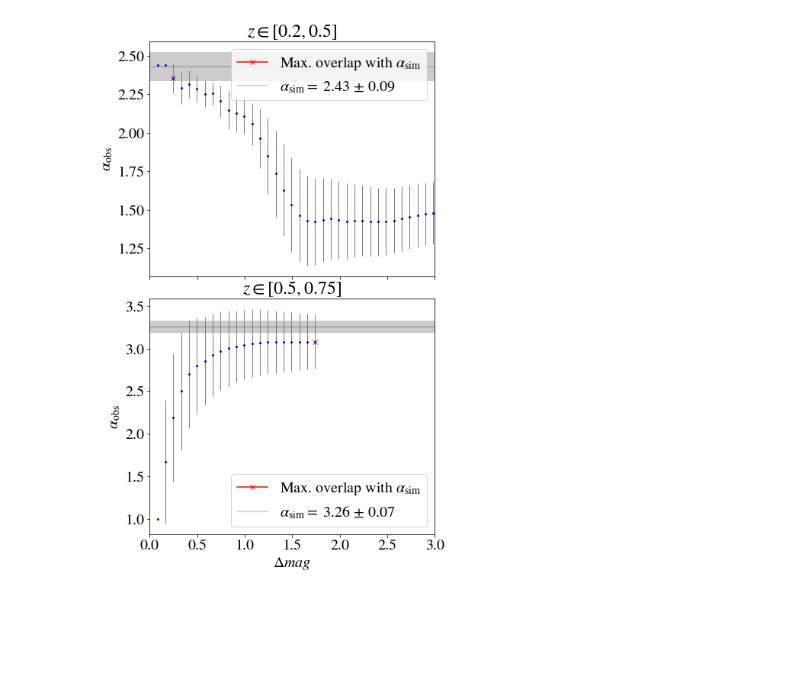
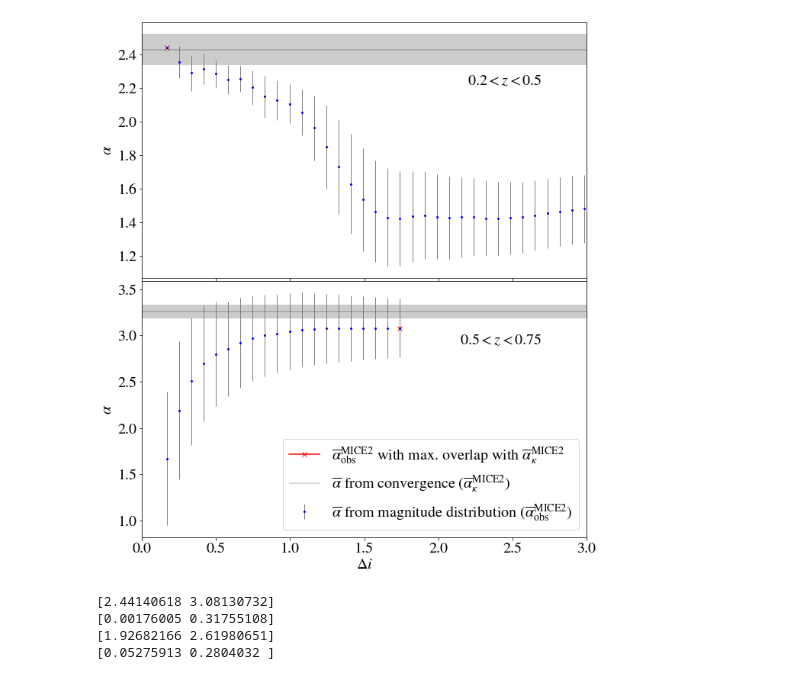
Before and after one commit to mwiet/MAGBET, a Jupyter notebook: MAGBET_module_demo.ipynb, the cells around one changed output. Drawn from its saved outputs; the diff is of its cells as text; code cells hidden in the pictures; blank space fills up the shorter version.

```diff
--- a/MAGBET_module_demo.ipynb
+++ b/MAGBET_module_demo.ipynb
@@ -32,17 +62,9 @@ mag_limit      = None
 # %%
+#NOTE: IF THE SIMULATIONS USED IN THE ANALYSIS ASSUME THE MAGNIFICATION FACTOR mu = 1 + 2*kappa, USE THE FUNCTIONS BELOW:
+
 #Finds alpha values for each tile by fitting the galaxy count difference with respect to the simulated convergence
 
-#Read unmagnified file | Dilution = False always, since we only want coords before magnification
-ra, dec, kappa, z = read_MICE2_fits(filename_nomag,
-                                    dilution = False,
-                                    mag_limited = mag_limited, mag_limit_band = mag_limit_band, mag_limit = mag_limit)
-
-#Read magnified file
-dilution = True
-ramag, decmag, kappamag, zmag = read_MICE2_fits(filename_mag, dilution, mag_limited, mag_limit_band, mag_limit)
-
-
-#Get relative difference of counts and mean convergence for each pixel over all tiles and reshift bins
+#Get relative difference of counts and mean convergence for each pixel over all tiles and reshift bins (assuming small convergence and shear)
 tessellation = True
 reldiff_list, kappa_list, unc_list = compare_mag(ra, dec, kappa, z,
                                                  ramag, decmag, kappamag, zmag,
@@ -51,14 +73,14 @@ reldiff_list, kappa_list, unc_list = compare_mag(ra, dec, kappa, z,
                                                  mag_limited, mag_limit_band, mag_limit)
 
 
-#Find alphas
+#Find alphas assuming small convergence and shear
 a_list, a_unc_list, gof_list, npix_list, tiles, alpha_est_list, alpha_est_unc_list = fit_kappa_vs_diff_tiled(reldiff_list, kappa_list, unc_list,
                                                                                                              nside, nside_tes,
                                                                                                              redshift_range,
                                                                                                              least_squares = True,
                                                                                                              dilution = True,
                                                                                                              mag_limited = mag_limited, mag_limit_band = mag_limit_band, mag_limit = mag_limit,
-                                                                                                             plots = True, tag = tag)
+                                                                                                             plots = False, tag = tag)
 
 # Outputs show the current redshift bin and tile that is being analysed together with the number of galaxies,
 # number of pixels and the coordinates of the anomalies that are being excluded.
@@ -156,34 +204,41 @@ max_overlap_indx_list, max_overlap_range_list, max_overlap_alpha_list, max_overl
 # %%
 # Plot of the alpha values determined from mock observations when considering different magnitude ranges near the turn-off.
 
 plt.close('all')
 xmin, xmax = 0, 3
 
-fig, axs = plt.subplots(len(redshift_range)-1)
+fig, axs = plt.subplots(len(redshift_range)-1, sharex=True)
+if not isinstance(axs, Iterable):
+    axs = [axs]
 
 for i in range(0, len(redshift_range)-1):
-    axs[i].title.set_text(r'$z \in [{0}, {1}]$'.format(round(redshift_range[i], 3), round(redshift_range[i+1], 3)))
-    axs[i].plot(ranges_list[i][~np.isnan(overlap_list[i])][max_overlap_indx_list[i]], alpha_list[i][~np.isnan(overlap_list[i])][max_overlap_indx_list[i]], ms = 6.0, marker = 'x', c = 'r', label = r'Max. overlap with $\alpha_{\rm{sim}}$')
-    axs[i].errorbar(ranges_list[i], alpha_list[i], yerr = alpha_unc_list[i], fmt = 'o', ecolor='grey', c = 'blue', ms = 2.0, lw = 1.0)
-    axs[i].hlines(alpha_est_list[i], xmin, xmax, color = 'k', linewidth = 0.3, label = r'$\alpha_{{\rm{{sim}}}} =$ {a} $\pm$ {b}'.format(a = round(alpha_est_list[i], 2), b = round(alpha_est_unc_list[i], 2)))
+    #axs[i].title.set_text(r'$z \in [{0}, {1}]$'.format(round(redshift_range[i], 3), round(redshift_range[i+1], 3)))
+    axs[i].plot(ranges_list[i][~np.isnan(overlap_list[i])][max_overlap_indx_list[i]], alpha_list[i][~np.isnan(overlap_list[i])][max_overlap_indx_list[i]], ms = 6.0, marker = 'x', c = 'r', label = r'$\overline{\alpha}_{\rm{obs}}^{\rm{MICE2}}$ with max. overlap with $\overline{\alpha}^{\rm{MICE2}}_{\kappa}$')
+    axs[i].errorbar(ranges_list[i][1:], alpha_list[i][1:], yerr = alpha_unc_list[i][1:], label = r'$\overline{\alpha}$ from magnitude distribution ($\overline{\alpha}_{\rm{obs}}^{\rm{MICE2}}$)', fmt = 'o', ecolor='grey', c = 'blue', ms = 2.0, lw = 1.0)
+    axs[i].hlines(alpha_est_list[i], xmin, xmax, color = 'k', linewidth = 0.3, label = r'$\overline{\alpha}$ from convergence ($\overline{\alpha}^{\rm{MICE2}}_{\kappa}$)')
 
     upper = np.repeat(alpha_est_list[i] + alpha_est_unc_list[i], 100)
     lower = np.repeat(alpha_est_list[i] - alpha_est_unc_list[i], 100)
     axs[i].fill_between(np.linspace(xmin, xmax, 100), lower, upper, facecolor='grey', alpha = 0.4)
-
-    axs[i].legend()
-    axs[i].set_ylabel(r'$\alpha_{\rm{obs}}$')
+    axs[i].annotate(r'${0} < z < {1}$'.format(round(redshift_range[i], 3), round(redshift_range[i+1], 3)), xy=(xmax-1, 2),  xycoords='data',
+            xytext=(0.9, 0.8), textcoords='axes fraction',
+            horizontalalignment='right', verticalalignment='top',
+            )
+    axs[i].set_ylabel(r'$\alpha$')
     axs[i].set_xlim([xmin, xmax])
     if i < len(redshift_range)-2:
         plt.setp(axs[i].get_xticklabels(), visible=False)
+    else:
+        axs[i].legend()
 
-plt.xlabel(r'$\Delta mag$')
-plt.gcf().set_size_inches(6, 5*(len(redshift_range)-1), forward=True)
+plt.subplots_adjust(hspace=0)
+plt.xlabel(r'$\Delta i$')
+plt.gcf().set_size_inches(9, 5*(len(redshift_range)-1), forward=True)
 plt.tight_layout(pad=0)
 plt.savefig('alpha_varying_range_from_{0}-band_bins={1}_{2}.pdf'.format('i', bins, tag))
 plt.show()
 # %% [output]
-[figure, old version]
+[figure, new version]
 # %%
 #------------------------------------
 # ANALYSIS OF OBSERVATIONS
@@ -207,6 +262,17 @@ alpha_obs_list, alpha_obs_unc_list = get_alpha_obs(alpha_nc_list_obs,
                                                    max_overlap_indx_list,
                                                    bin_edges,
                                                    redshift_range)
+# %%
+print(max_overlap_alpha_list)
+print(max_overlap_alpha_unc_list)
+
+print(alpha_obs_list)
+print(alpha_obs_unc_list)
+# %% [output]
+[2.44140618 3.08130732]
+[0.00176005 0.31755108]
+[1.92682166 2.61980651]
+[0.05275913 0.2804032 ]
 # %%
 bin_width = bin_edges[1:] - bin_edges[:-1]
 bin_centers = bin_edges[:-1] + (bin_width)/2
```
Also changed, not shown: parts of 8 cells of this notebook, 1 other file.
